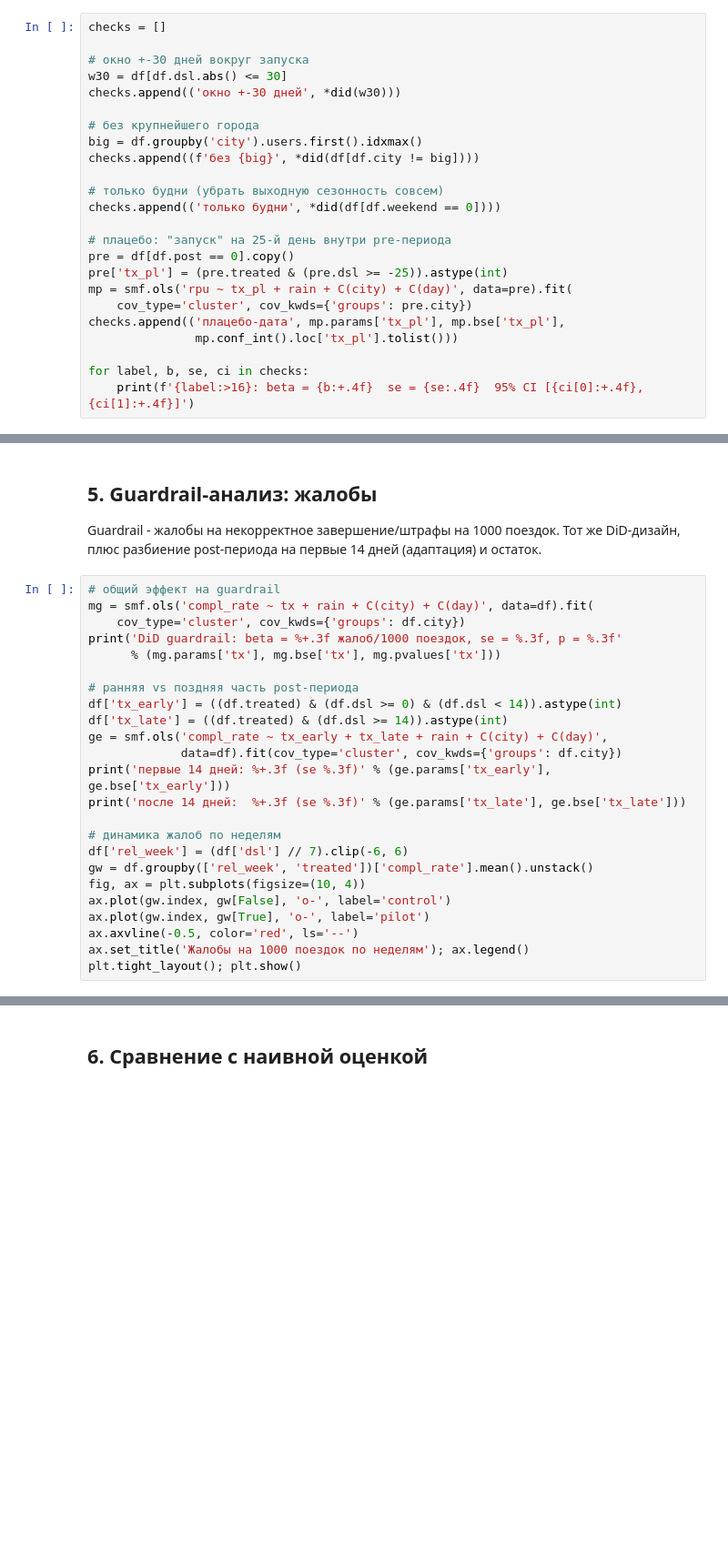
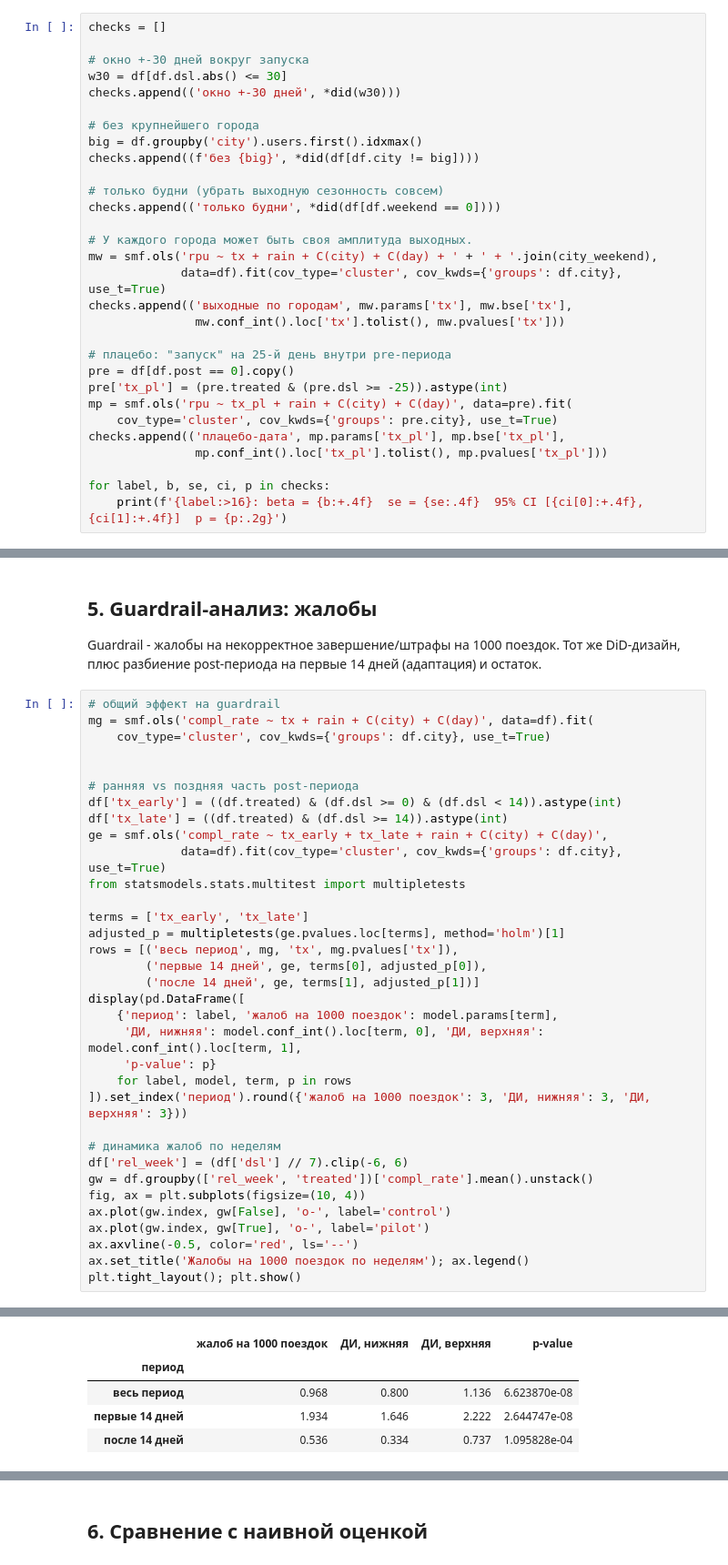
Before and after one commit to ops-00000000/ab-session, a Jupyter notebook: session_ab.ipynb, the cells around one changed output, grey strips where cells are left out. Shown at 91% size. Drawn from its saved outputs; the diff is of its cells as text; blank space fills up the shorter version.

```diff
--- a/session_ab.ipynb
+++ b/session_ab.ipynb
@@ -291,14 +299,20 @@ checks.append((f'без {big}', *did(df[df.city != big])))
 # только будни (убрать выходную сезонность совсем)
 checks.append(('только будни', *did(df[df.weekend == 0])))
 
+# У каждого города может быть своя амплитуда выходных.
+mw = smf.ols('rpu ~ tx + rain + C(city) + C(day) + ' + ' + '.join(city_weekend),
+             data=df).fit(cov_type='cluster', cov_kwds={'groups': df.city}, use_t=True)
+checks.append(('выходные по городам', mw.params['tx'], mw.bse['tx'],
+               mw.conf_int().loc['tx'].tolist(), mw.pvalues['tx']))
+
 # плацебо: "запуск" на 25-й день внутри pre-периода
 pre = df[df.post == 0].copy()
 pre['tx_pl'] = (pre.treated & (pre.dsl >= -25)).astype(int)
 mp = smf.ols('rpu ~ tx_pl + rain + C(city) + C(day)', data=pre).fit(
-    cov_type='cluster', cov_kwds={'groups': pre.city})
+    cov_type='cluster', cov_kwds={'groups': pre.city}, use_t=True)
 checks.append(('плацебо-дата', mp.params['tx_pl'], mp.bse['tx_pl'],
-               mp.conf_int().loc['tx_pl'].tolist()))
+               mp.conf_int().loc['tx_pl'].tolist(), mp.pvalues['tx_pl']))
 
-for label, b, se, ci in checks:
-    print(f'{label:>16}: beta = {b:+.4f}  se = {se:.4f}  95% CI [{ci[0]:+.4f}, {ci[1]:+.4f}]')
+for label, b, se, ci, p in checks:
+    print(f'{label:>16}: beta = {b:+.4f}  se = {se:.4f}  95% CI [{ci[0]:+.4f}, {ci[1]:+.4f}]  p = {p:.2g}')
 # %% [output]
@@ -318,17 +333,27 @@ DiD-дизайн, плюс разбиение post-периода на перв
 # %%
 # общий эффект на guardrail
 mg = smf.ols('compl_rate ~ tx + rain + C(city) + C(day)', data=df).fit(
-    cov_type='cluster', cov_kwds={'groups': df.city})
-print('DiD guardrail: beta = %+.3f жалоб/1000 поездок, se = %.3f, p = %.3f'
-      % (mg.params['tx'], mg.bse['tx'], mg.pvalues['tx']))
+    cov_type='cluster', cov_kwds={'groups': df.city}, use_t=True)
+
 
 # ранняя vs поздняя часть post-периода
 df['tx_early'] = ((df.treated) & (df.dsl >= 0) & (df.dsl < 14)).astype(int)
 df['tx_late'] = ((df.treated) & (df.dsl >= 14)).astype(int)
 ge = smf.ols('compl_rate ~ tx_early + tx_late + rain + C(city) + C(day)',
-             data=df).fit(cov_type='cluster', cov_kwds={'groups': df.city})
-print('первые 14 дней: %+.3f (se %.3f)' % (ge.params['tx_early'], ge.bse['tx_early']))
-print('после 14 дней:  %+.3f (se %.3f)' % (ge.params['tx_late'], ge.bse['tx_late']))
+             data=df).fit(cov_type='cluster', cov_kwds={'groups': df.city}, use_t=True)
+from statsmodels.stats.multitest import multipletests
+
+terms = ['tx_early', 'tx_late']
+adjusted_p = multipletests(ge.pvalues.loc[terms], method='holm')[1]
+rows = [('весь период', mg, 'tx', mg.pvalues['tx']),
+        ('первые 14 дней', ge, terms[0], adjusted_p[0]),
+        ('после 14 дней', ge, terms[1], adjusted_p[1])]
+display(pd.DataFrame([
+    {'период': label, 'жалоб на 1000 поездок': model.params[term],
+     'ДИ, нижняя': model.conf_int().loc[term, 0], 'ДИ, верхняя': model.conf_int().loc[term, 1],
+     'p-value': p}
+    for label, model, term, p in rows
+]).set_index('период').round({'жалоб на 1000 поездок': 3, 'ДИ, нижняя': 3, 'ДИ, верхняя': 3}))
 
 # динамика жалоб по неделям
 df['rel_week'] = (df['dsl'] // 7).clip(-6, 6)
@@ -346,2 +368,7 @@ DiD guardrail: beta = +0.968 жалоб/1000 поездок, se = 0.076, p = 0.0
+|  | жалоб на 1000 поездок | ДИ, нижняя | ДИ, верхняя | p-value |
+| период |  |  |  |  |
+| весь период | 0.968 | 0.800 | 1.136 | 6.623870e-08 |
+| первые 14 дней | 1.934 | 1.646 | 2.222 | 2.644747e-08 |
+| после 14 дней | 0.536 | 0.334 | 0.737 | 1.095828e-04 |
 [figure]
 # %% [markdown]
```
Also changed, not shown: parts of 22 cells of this notebook.
